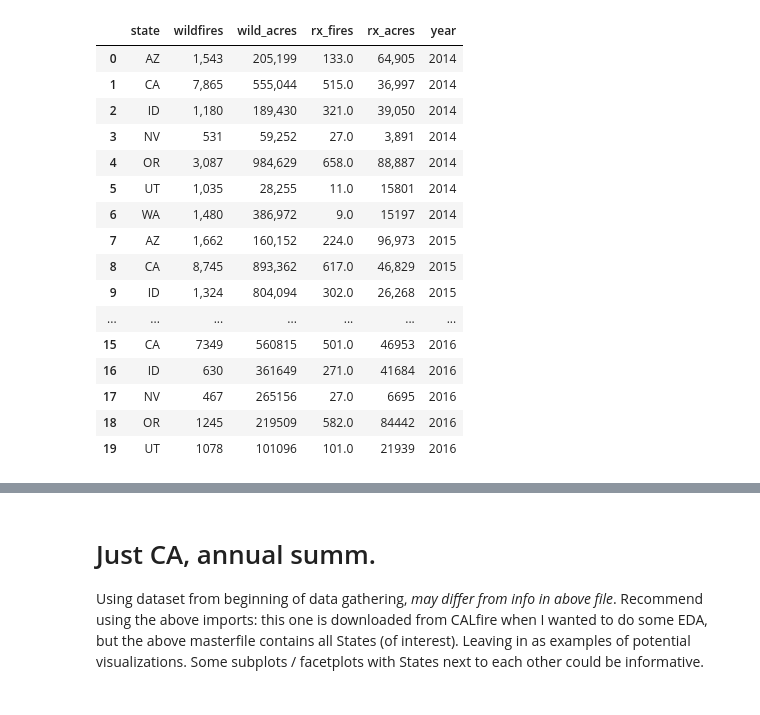
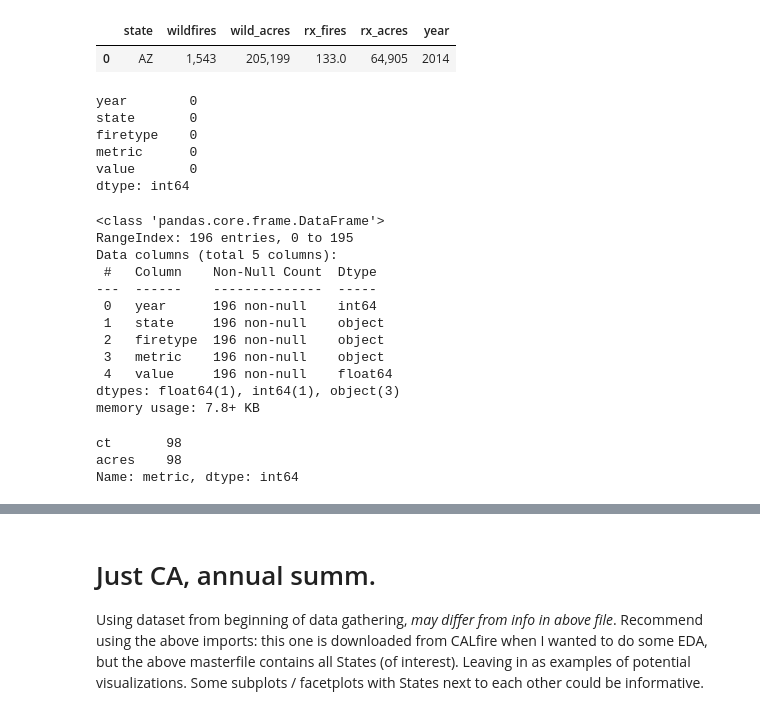
Before and after one commit to rileydr/AirQuality-USWest, a Jupyter notebook: code/annual_burn_summs.ipynb, the cells around one changed output, grey strips where cells are left out. Drawn from its saved outputs; the diff is of its cells as text; code cells hidden in the pictures.

```diff
--- a/code/annual_burn_summs.ipynb
+++ b/code/annual_burn_summs.ipynb
@@ -7,26 +7,11 @@ import seaborn as sns
 #sns.set_context('talk')
 sns.set_style('darkgrid')
 # %%
-## update with your filpath to location of 'annual_state_summs_2010_2016.csv'
-# filepath = '../scratch_data/pdf_extracts/resulting_csvs/'
-# all_states = pd.read_csv(filepath + 'annual_state_summs_2010_2016.csv')
+# update with your filpath to location of 'annual_state_summs_2010_2016.csv'
+filepath = '../scratch_data/pdf_extracts/resulting_csvs/'
+all_states = pd.read_csv(filepath + 'annual_state_summs_2010_2016.csv')
 # %%
-all_states.head(20)
+all_states.head(1)
 # %% [output]
 |  | state | wildfires | wild_acres | rx_fires | rx_acres | year |
 | 0 | AZ | 1,543 | 205,199 | 133.0 | 64,905 | 2014 |
-| 1 | CA | 7,865 | 555,044 | 515.0 | 36,997 | 2014 |
-| 2 | ID | 1,180 | 189,430 | 321.0 | 39,050 | 2014 |
-| 3 | NV | 531 | 59,252 | 27.0 | 3,891 | 2014 |
-| 4 | OR | 3,087 | 984,629 | 658.0 | 88,887 | 2014 |
-| 5 | UT | 1,035 | 28,255 | 11.0 | 15801 | 2014 |
-| 6 | WA | 1,480 | 386,972 | 9.0 | 15197 | 2014 |
-| 7 | AZ | 1,662 | 160,152 | 224.0 | 96,973 | 2015 |
-| 8 | CA | 8,745 | 893,362 | 617.0 | 46,829 | 2015 |
-| 9 | ID | 1,324 | 804,094 | 302.0 | 26,268 | 2015 |
-| ... | ... | ... | ... | ... | ... | ... |
-| 15 | CA | 7349 | 560815 | 501.0 | 46953 | 2016 |
-| 16 | ID | 630 | 361649 | 271.0 | 41684 | 2016 |
-| 17 | NV | 467 | 265156 | 27.0 | 6695 | 2016 |
-| 18 | OR | 1245 | 219509 | 582.0 | 84442 | 2016 |
-| 19 | UT | 1078 | 101096 | 101.0 | 21939 | 2016 |
@@ -32,0 +29,9 @@ all_states.head(20)
+# %%
+vert_all.isnull().sum()
+# %% [output]
+year        0
+state       0
+firetype    0
+metric      0
+value       0
+dtype: int64
@@ -32,0 +45,21 @@ all_states.head(20)
+# %%
+vert_all.info()
+# %% [output]
+<class 'pandas.core.frame.DataFrame'>
+RangeIndex: 196 entries, 0 to 195
+Data columns (total 5 columns):
+ #   Column    Non-Null Count  Dtype
+---  ------    --------------  -----
+ 0   year      196 non-null    int64
+ 1   state     196 non-null    object
+ 2   firetype  196 non-null    object
+ 3   metric    196 non-null    object
+ 4   value     196 non-null    float64
+dtypes: float64(1), int64(1), object(3)
+memory usage: 7.8+ KB
+# %%
+vert_all.metric.value_counts()
+# %% [output]
+ct       98
+acres    98
+Name: metric, dtype: int64
```
Also changed, not shown: parts of 11 cells of this notebook.
